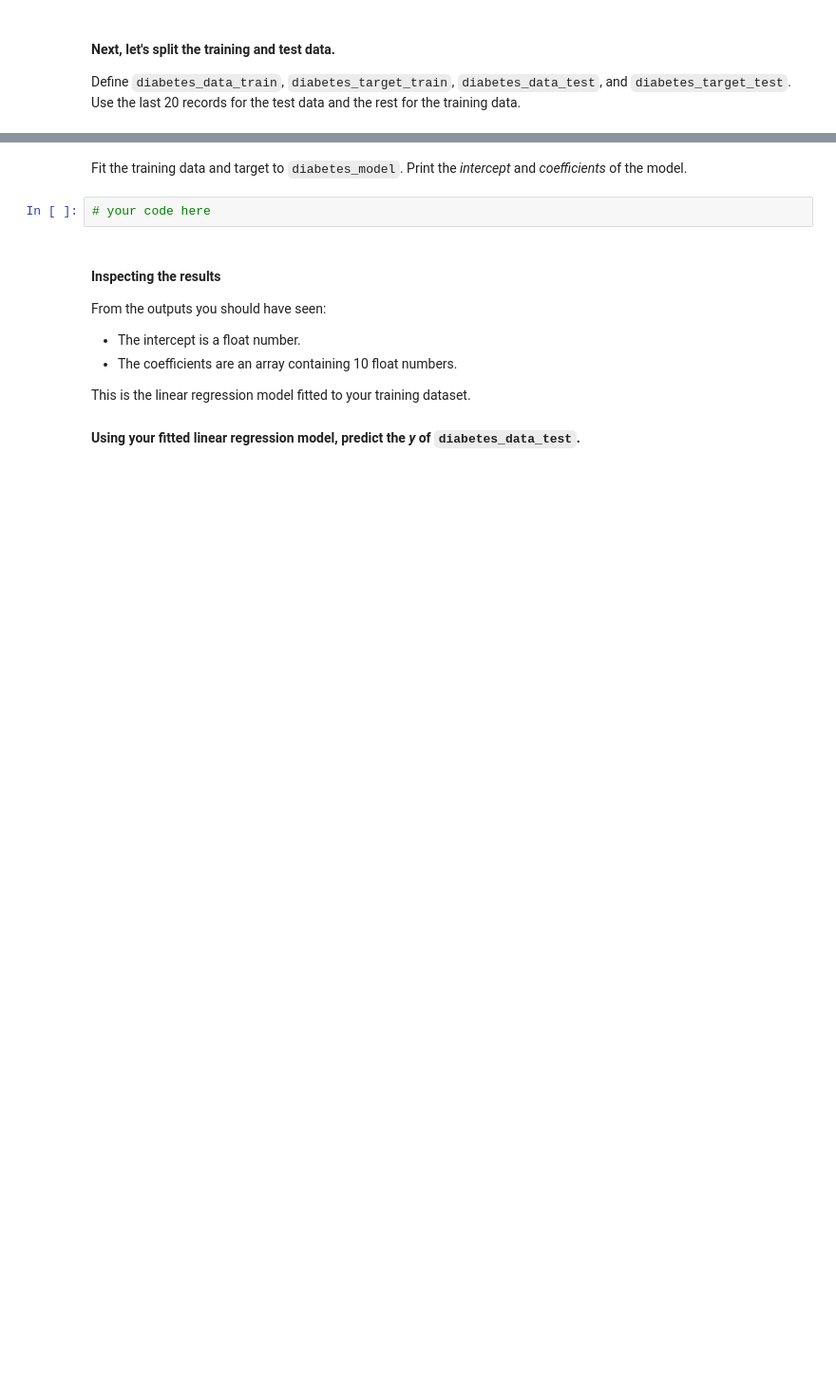
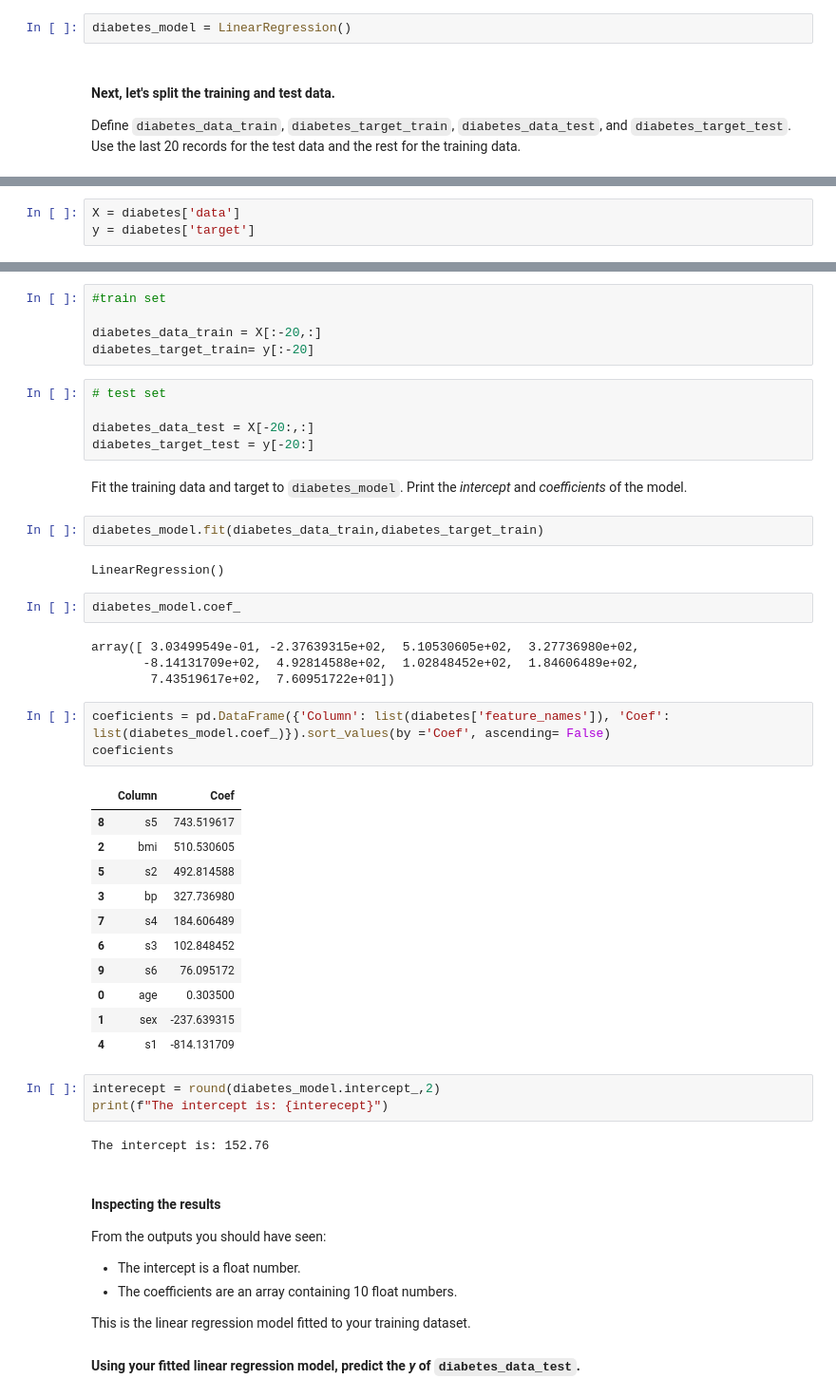
Before and after one commit to ta-data-remote/lab-supervised-learning-sklearn, a Jupyter notebook: your-code/main.ipynb, the cells around one changed output, grey strips where cells are left out. Shown at 95% size. Saved outputs shown, nothing was run; the diff lists cells and outputs as text; blank space fills up the shorter version.

```diff
--- a/your-code/main.ipynb
+++ b/your-code/main.ipynb
@@ -72,3 +151,5 @@ Also take a look at the `sklearn.linear_model.LinearRegression` [documentation](
+# %%
+diabetes_model = LinearRegression()
 # %% [markdown]
 #### Next, let's split the training and test data.
 
@@ -77,0 +157,3 @@ Define `diabetes_data_train`, `diabetes_target_train`, `diabetes_data_test`, and
+# %%
+X = diabetes['data']
+y = diabetes['target']
@@ -78,7 +168,45 @@ Define `diabetes_data_train`, `diabetes_target_train`, `diabetes_data_test`, and
+# %%
+#train set
+
+diabetes_data_train = X[:-20,:]
+diabetes_target_train= y[:-20]
+# %%
+# test set
+
+diabetes_data_test = X[-20:,:]
+diabetes_target_test = y[-20:]
 # %% [markdown]
 Fit the training data and target to `diabetes_model`. Print the *intercept* and *coefficients* of the model.
-# %%
-# your code here
+# %%
+diabetes_model.fit(diabetes_data_train,diabetes_target_train)
+# %% [output]
+LinearRegression()
+# %%
+diabetes_model.coef_
+# %% [output]
+array([ 3.03499549e-01, -2.37639315e+02,  5.10530605e+02,  3.27736980e+02,
+       -8.14131709e+02,  4.92814588e+02,  1.02848452e+02,  1.84606489e+02,
+        7.43519617e+02,  7.60951722e+01])
+# %%
+coeficients = pd.DataFrame({'Column': list(diabetes['feature_names']), 'Coef': list(diabetes_model.coef_)}).sort_values(by ='Coef', ascending= False)
+coeficients
+# %% [output]
+|  | Column | Coef |
+| 8 | s5 | 743.519617 |
+| 2 | bmi | 510.530605 |
+| 5 | s2 | 492.814588 |
+| 3 | bp | 327.736980 |
+| 7 | s4 | 184.606489 |
+| 6 | s3 | 102.848452 |
+| 9 | s6 | 76.095172 |
+| 0 | age | 0.303500 |
+| 1 | sex | -237.639315 |
+| 4 | s1 | -814.131709 |
+# %%
+interecept = round(diabetes_model.intercept_,2)
+print(f"The intercept is: {interecept}")
+# %% [output]
+The intercept is: 152.76
 # %% [markdown]
 #### Inspecting the results
 
```
Also changed, not shown: parts of 107 cells of this notebook.
